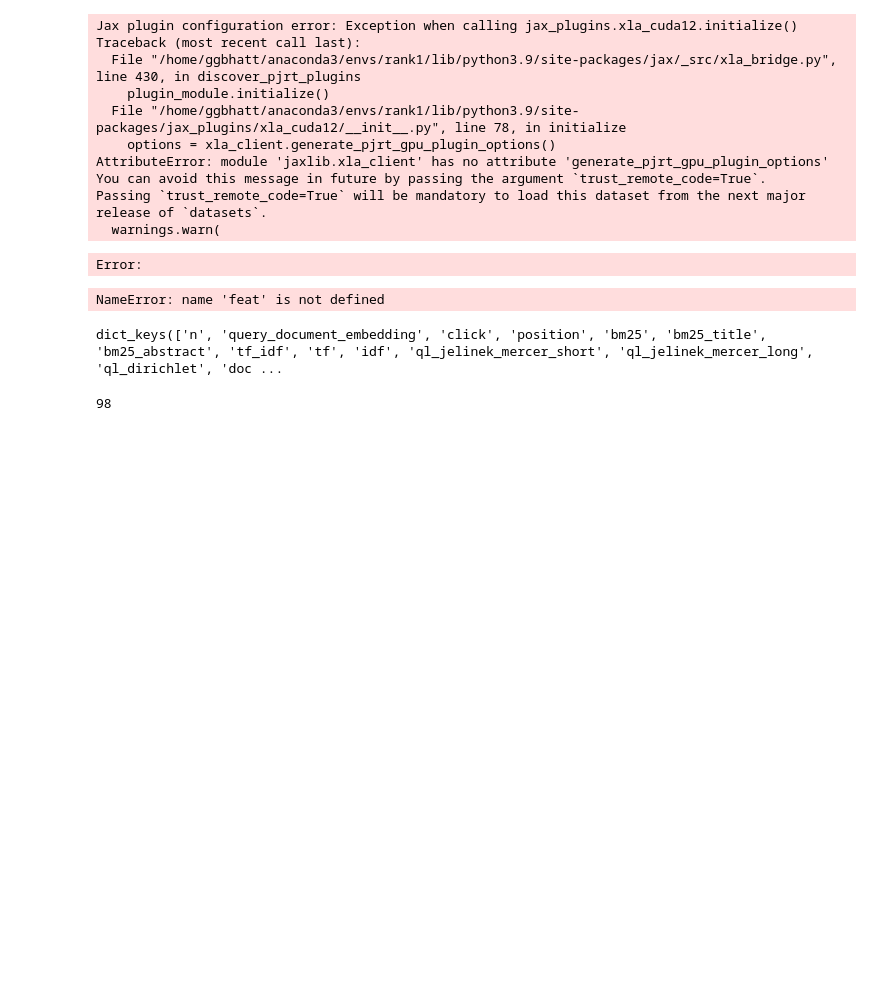
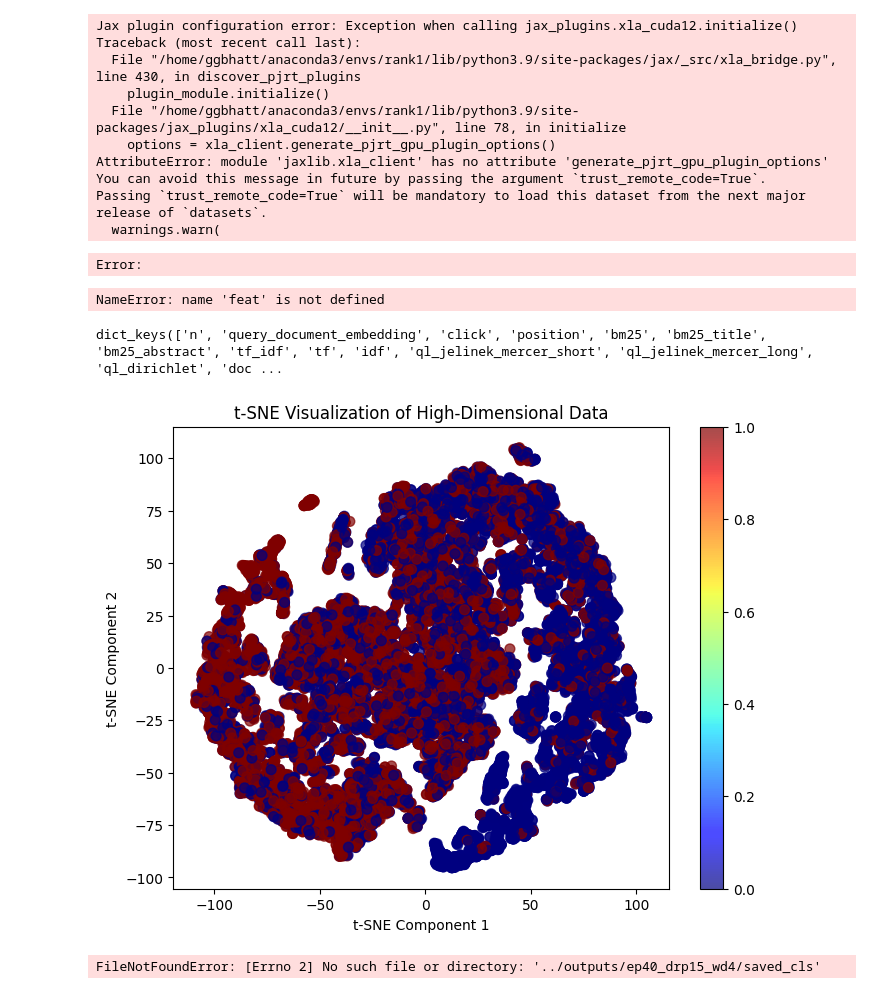
Before and after one commit to GauravBh1010tt/RewardRank, a Jupyter notebook: temp.ipynb, the cells around one changed output. Cells and saved outputs as stored; diff of their text form; code cells hidden in the pictures; blank space fills up the shorter version.

Commit message:
adding dumping ULTR model output

```diff
--- a/temp.ipynb
+++ b/temp.ipynb
@@ -162,7 +162,37 @@ import torch
 import os
 # %%
 torch.save(torch.tensor([1,2,3]),os.path.join('__pycache__','def'))
-# %%
-14*7
-# %% [output]
-98
+# %%
+#from tsnecuda import TSNE
+import matplotlib.pyplot as plt
+from sklearn.manifold import TSNE
+
+tsne = TSNE()
+# %%
+import torch
+
+def plot(model, dim=780, n_viz=10, saved_path='../cf_ranking/outputs/'):
+    a = torch.load(saved_path+model+'/saved_cls')
+    b = torch.load(saved_path+model+'/saved_label')
+
+    a1 = tsne.fit_transform(a[0:n_viz].view(-1,dim))
+    plt.figure(figsize=(8, 6))
+    scatter = plt.scatter(a1[:, 0], a1[:, 1], c=b[0:n_viz].view(-1), cmap='jet', s=50, alpha=0.7)
+
+    # Add a colorbar
+    plt.colorbar(scatter)
+
+    plt.title("t-SNE Visualization of High-Dimensional Data")
+    plt.xlabel("t-SNE Component 1")
+    plt.ylabel("t-SNE Component 2")
+    plt.show()
+# %%
+model='sr_df'
+plot(model,n_viz=50)
+# %% [output]
+[figure, added]
+# %%
+model='ep40_drp15_wd4'
+plot(model, dim=768, n_viz=50, saved_path='../outputs/')
+# %% [output]
+FileNotFoundError: [Errno 2] No such file or directory: '../outputs/ep40_drp15_wd4/saved_cls'
```
Also changed, not shown: parts of 20 cells of this notebook, 7 other files.
